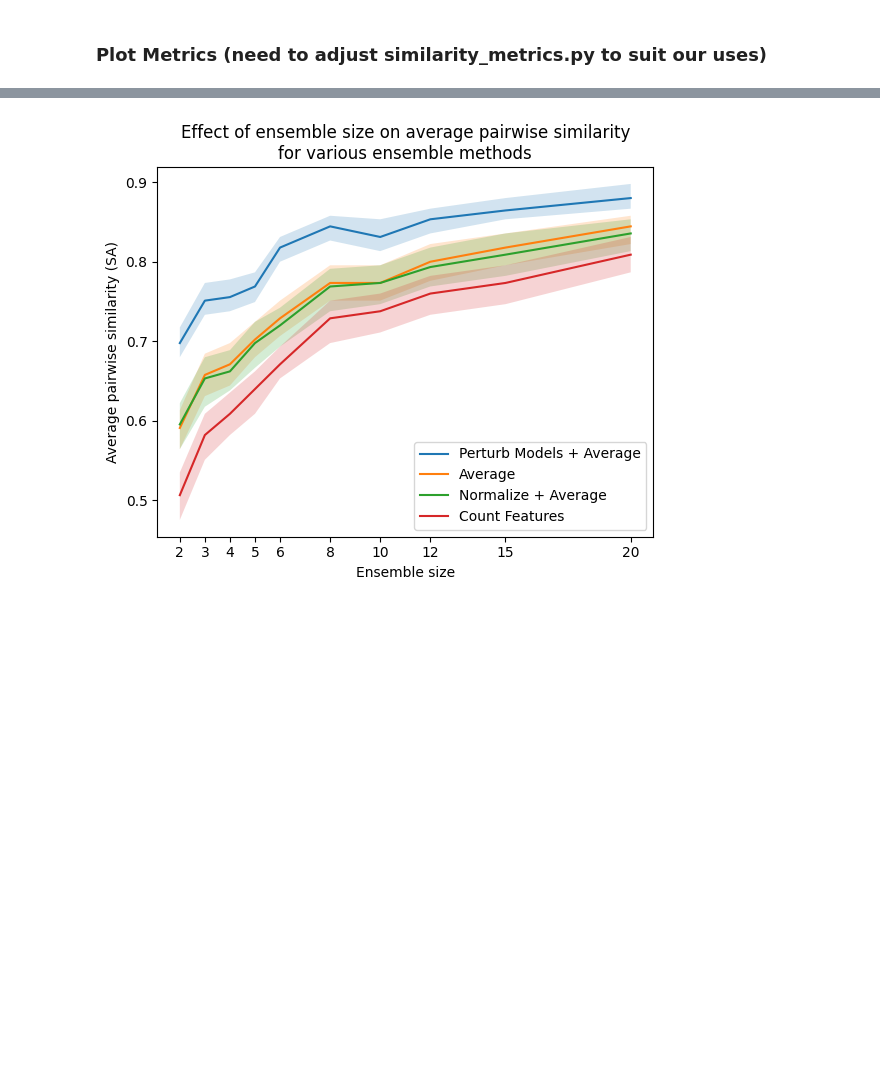
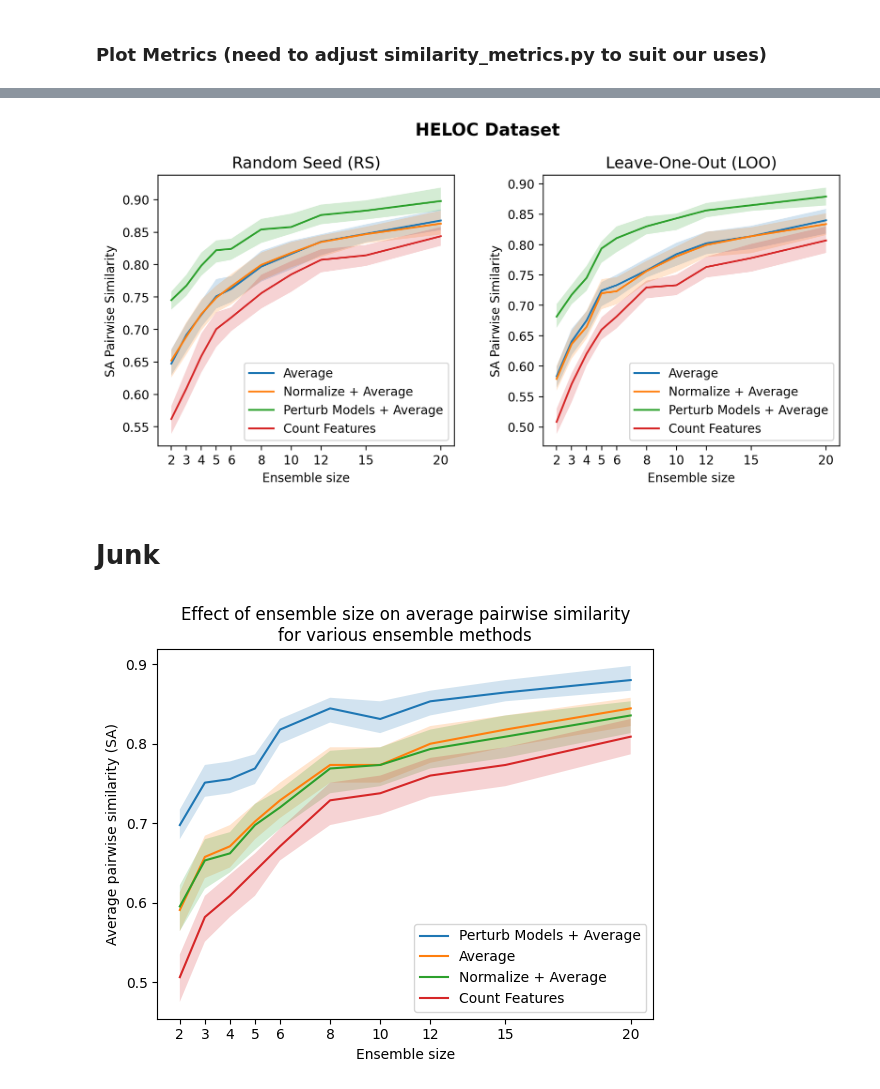
Before and after one commit to nicole-hjlin/harvard_cs282_ptg, a Jupyter notebook: ptg/tutorial.ipynb, the cells around one changed output, grey strips where cells are left out. Saved outputs shown, nothing was run; the diff lists cells and outputs as text; code cells hidden in the pictures; blank space fills up the shorter version.

```diff
--- a/ptg/tutorial.ipynb
+++ b/ptg/tutorial.ipynb
@@ -193,3 +145,25 @@ plt.show()
+# %%
+titles = ['Average', 'Normalize + Average', 'Perturb Models + Average', 'Count Features']
+subtitles = ['Random Seed (RS)', 'Leave-One-Out (LOO)']
+# Two plots as above, side-by-side
+fig, ax = plt.subplots(1, 2, figsize=(10, 4), dpi=200)
+plt.subplots_adjust(wspace=0.3)
+plt.suptitle('HELOC Dataset', fontweight='bold', fontsize=14, y=1.03)
+for r, random_source in enumerate(random_sources):
+    for i, metric in enumerate([SA_avg[r], SA_norm_avg[r], SA_smooth[r], SA[r]]):
+        # Error bars represent different inputs
+        q = np.quantile(metric, [0.4, 0.5, 0.6], axis=1)
+        ax[r].plot(ensemble_sizes, q[1], label=titles[i])  # plot 50% quantile
+        ax[r].fill_between(ensemble_sizes, q[0], q[2], alpha=0.2)  # fill between 25% and 75% quantiles
+    ax[r].set_xlabel('Ensemble size')
+    ax[r].set_xticks(ensemble_sizes)
+    ax[r].set_ylabel('SA Pairwise Similarity')
+    ax[r].set_title(subtitles[r], fontsize=13)
+    ax[r].legend()
+# %% [output]
+[figure, added]
+# %% [markdown]
+# Junk
 # %%
 titles = ['Perturb Models + Average', 'Average', 'Normalize + Average', 'Count Features']
 for i, metric in enumerate([SA_smooth, SA_avg, SA_norm_avg, SA]):
```
Also changed, not shown: parts of 8 cells of this notebook, 1 other file.
